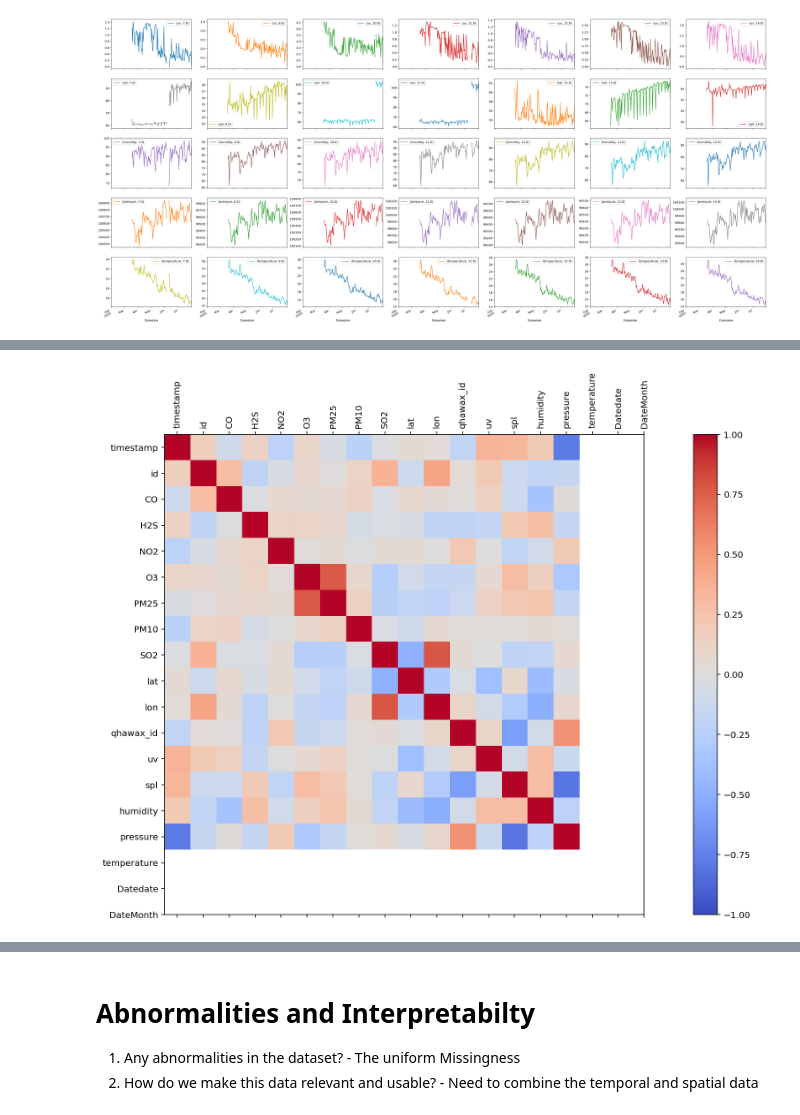
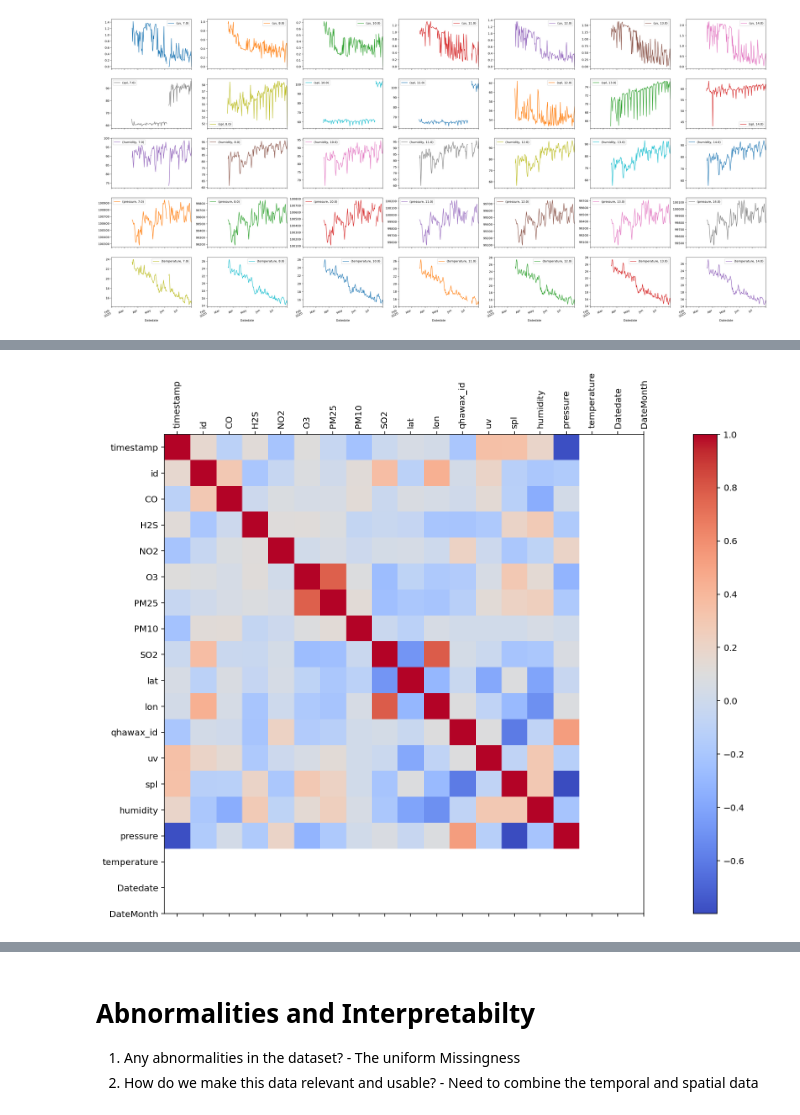
Before and after one commit to shubhobm/unicef-dssg, a Jupyter notebook: src/notebooks/Peru_Atmospheric_Data_Analysis_Data_Cleaning_and_Missingness_Visualization.ipynb, the cells around one changed output, grey strips where cells are left out. Drawn from its saved outputs; the diff is of its cells as text; code cells hidden in the pictures.

```diff
--- a/src/notebooks/Peru_Atmospheric_Data_Analysis_Data_Cleaning_and_Missingness_Visualization.ipynb
+++ b/src/notebooks/Peru_Atmospheric_Data_Analysis_Data_Cleaning_and_Missingness_Visualization.ipynb
@@ -56,7 +71,7 @@ time_conv(station_list)
 # %%
 #Data range for stations till 2020-07-31
 temp_time_long = pd.date_range('2020-02-01 00:00', '2020-7-31 23:00', freq='H')
-temp_time_long = [i for i in temp_time]
+temp_time_long = [i for i in temp_time_long]
 time_df_long=pd.DataFrame(temp_time_long, columns=['timestamp'])
 time_df_long.set_index('timestamp',inplace=True)
 
@@ -330,20 +361,20 @@ msno.matrix(met_data)
 # %%
 #Considering PM2.5 & NO2 for deeper analysis
 #Checking for correlation
 corr = data.corr()
 fig = plt.figure(figsize=(20,10))
 ax = fig.add_subplot(111)
-cax = ax.matshow(corr,cmap='coolwarm', vmin=-1, vmax=1)
+cax = ax.matshow(corr,cmap='coolwarm')#, vmin=-1, vmax=1)
 fig.colorbar(cax)
 ticks = np.arange(0,len(data.columns),1)
 ax.set_xticks(ticks)
 plt.xticks(rotation=90)
 ax.set_yticks(ticks)
 ax.set_xticklabels(data.columns)
 ax.set_yticklabels(data.columns)
 plt.show()
 
 
 #Checking for Correlation between Met Factors
 # %% [output]
-[figure, old version]
+[figure, new version]
```
Also changed, not shown: parts of 74 cells of this notebook.
